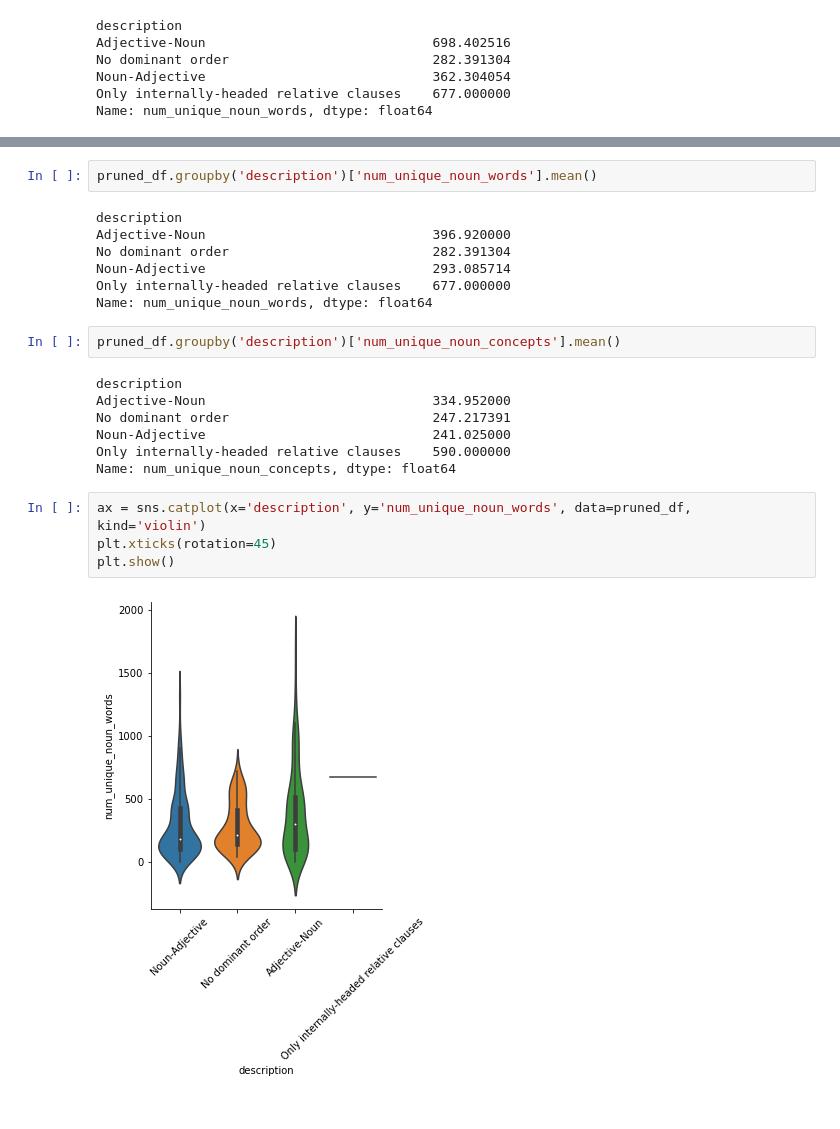
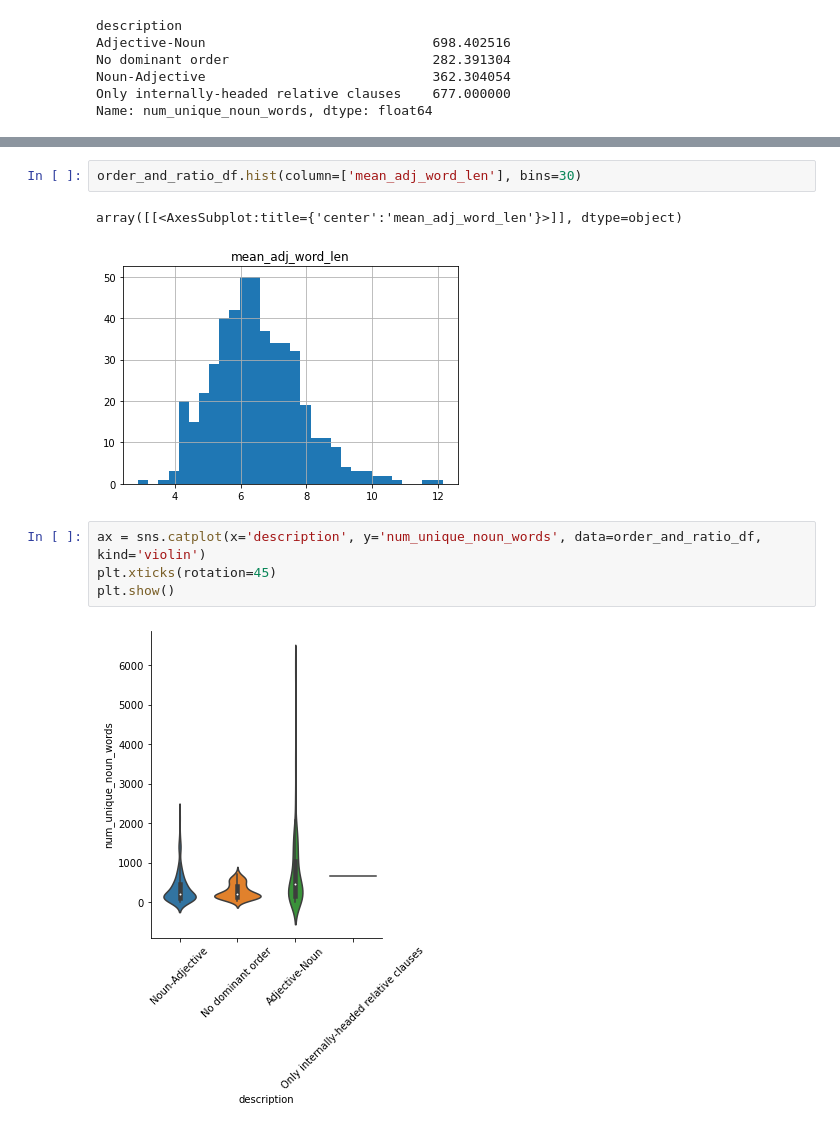
Before and after one commit to dharakyu/crosslinguistic-order, a Jupyter notebook: corpus_analysis/colexification.ipynb, the cells around one changed output, grey strips where cells are left out. Cells and saved outputs as stored; diff of their text form.

```diff
--- a/corpus_analysis/colexification.ipynb
+++ b/corpus_analysis/colexification.ipynb
@@ -289,24 +284,11 @@ pruned_df
-# %%
-pruned_df.groupby('description')['num_unique_noun_words'].mean()
-# %% [output]
-description
-Adjective-Noun                             396.920000
-No dominant order                          282.391304
-Noun-Adjective                             293.085714
-Only internally-headed relative clauses    677.000000
-Name: num_unique_noun_words, dtype: float64
-# %%
-pruned_df.groupby('description')['num_unique_noun_concepts'].mean()
-# %% [output]
-description
-Adjective-Noun                             334.952000
-No dominant order                          247.217391
-Noun-Adjective                             241.025000
-Only internally-headed relative clauses    590.000000
-Name: num_unique_noun_concepts, dtype: float64
+# %%
+order_and_ratio_df.hist(column=['mean_adj_word_len'], bins=30)
+# %% [output]
+array([[<AxesSubplot:title={'center':'mean_adj_word_len'}>]], dtype=object)
+[figure, added]
 # %%
-ax = sns.catplot(x='description', y='num_unique_noun_words', data=pruned_df, kind='violin')
+ax = sns.catplot(x='description', y='num_unique_noun_words', data=order_and_ratio_df, kind='violin')
 plt.xticks(rotation=45)
 plt.show()
 # %% [output]
-[figure, old version]
+[figure, new version]
```
Also changed, not shown: parts of 18 cells of this notebook, 1 other file.
